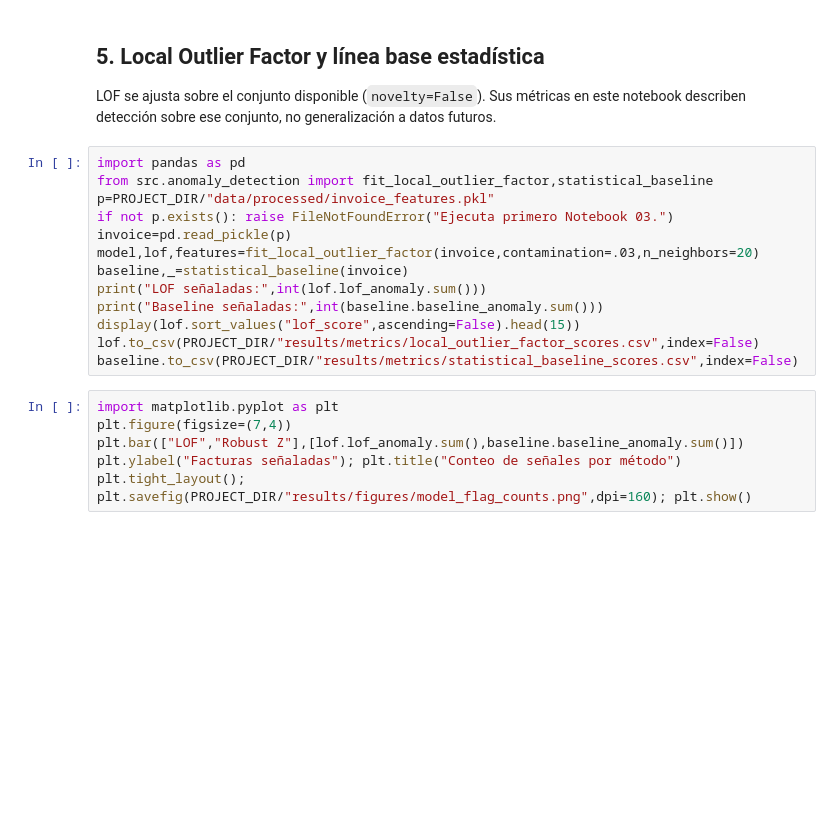
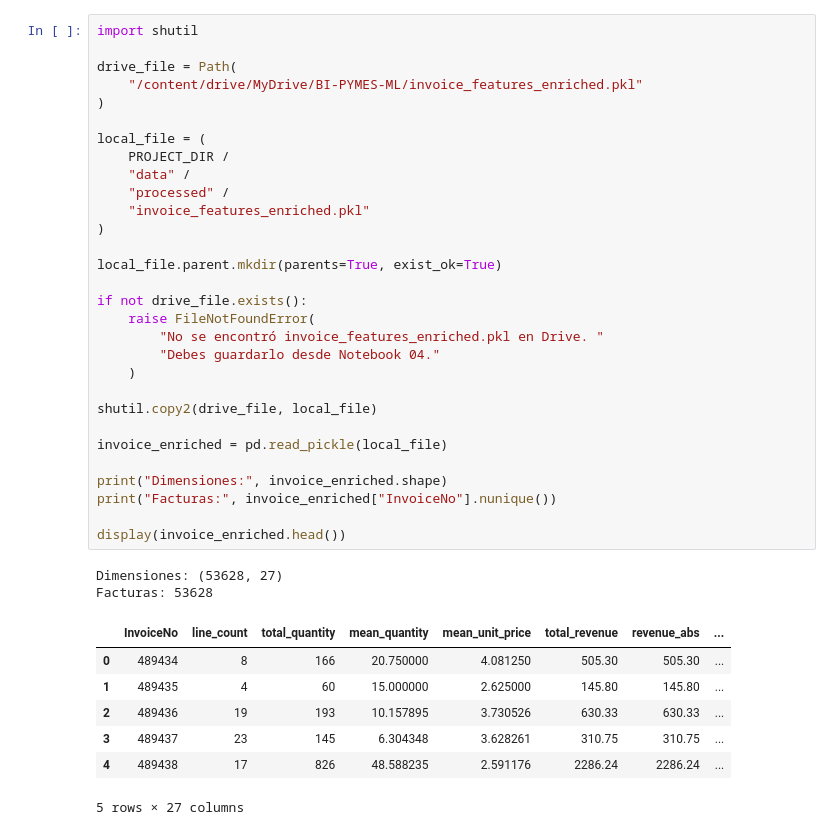
Before and after one commit to Milu2662/BI-PYMES-ML, a Jupyter notebook: notebook/05_local_outlier_factor.ipynb, the cells around one changed output. Drawn from its saved outputs; the diff is of its cells as text; blank space fills up the shorter version.

```diff
--- a/notebook/05_local_outlier_factor.ipynb
+++ b/notebook/05_local_outlier_factor.ipynb
@@ -15,22 +29,40 @@ print("Proyecto:",PROJECT_DIR)
-# %% [markdown]
-## 5. Local Outlier Factor y línea base estadística
-LOF se ajusta sobre el conjunto disponible (`novelty=False`). Sus métricas en este notebook describen detección sobre ese conjunto, no generalización a datos futuros.
-# %%
-import pandas as pd
-from src.anomaly_detection import fit_local_outlier_factor,statistical_baseline
-p=PROJECT_DIR/"data/processed/invoice_features.pkl"
-if not p.exists(): raise FileNotFoundError("Ejecuta primero Notebook 03.")
-invoice=pd.read_pickle(p)
-model,lof,features=fit_local_outlier_factor(invoice,contamination=.03,n_neighbors=20)
-baseline,_=statistical_baseline(invoice)
-print("LOF señaladas:",int(lof.lof_anomaly.sum()))
-print("Baseline señaladas:",int(baseline.baseline_anomaly.sum()))
-display(lof.sort_values("lof_score",ascending=False).head(15))
-lof.to_csv(PROJECT_DIR/"results/metrics/local_outlier_factor_scores.csv",index=False)
-baseline.to_csv(PROJECT_DIR/"results/metrics/statistical_baseline_scores.csv",index=False)
-# %%
-import matplotlib.pyplot as plt
-plt.figure(figsize=(7,4))
-plt.bar(["LOF","Robust Z"],[lof.lof_anomaly.sum(),baseline.baseline_anomaly.sum()])
-plt.ylabel("Facturas señaladas"); plt.title("Conteo de señales por método")
-plt.tight_layout(); plt.savefig(PROJECT_DIR/"results/figures/model_flag_counts.png",dpi=160); plt.show()
+# %%
+import shutil
+
+drive_file = Path(
+    "/content/drive/MyDrive/BI-PYMES-ML/invoice_features_enriched.pkl"
+)
+
+local_file = (
+    PROJECT_DIR /
+    "data" /
+    "processed" /
+    "invoice_features_enriched.pkl"
+)
+
+local_file.parent.mkdir(parents=True, exist_ok=True)
+
+if not drive_file.exists():
+    raise FileNotFoundError(
+        "No se encontró invoice_features_enriched.pkl en Drive. "
+        "Debes guardarlo desde Notebook 04."
+    )
+
+shutil.copy2(drive_file, local_file)
+
+invoice_enriched = pd.read_pickle(local_file)
+
+print("Dimensiones:", invoice_enriched.shape)
+print("Facturas:", invoice_enriched["InvoiceNo"].nunique())
+
+display(invoice_enriched.head())
+# %% [output]
+Dimensiones: (53628, 27)
+Facturas: 53628
+|  | InvoiceNo | line_count | total_quantity | mean_quantity | mean_unit_price | total_revenue | revenue_abs | ... |
+| 0 | 489434 | 8 | 166 | 20.750000 | 4.081250 | 505.30 | 505.30 | ... |
+| 1 | 489435 | 4 | 60 | 15.000000 | 2.625000 | 145.80 | 145.80 | ... |
+| 2 | 489436 | 19 | 193 | 10.157895 | 3.730526 | 630.33 | 630.33 | ... |
+| 3 | 489437 | 23 | 145 | 6.304348 | 3.628261 | 310.75 | 310.75 | ... |
+| 4 | 489438 | 17 | 826 | 48.588235 | 2.591176 | 2286.24 | 2286.24 | ... |
+5 rows × 27 columns
```
Also changed, not shown: parts of 9 cells of this notebook.
